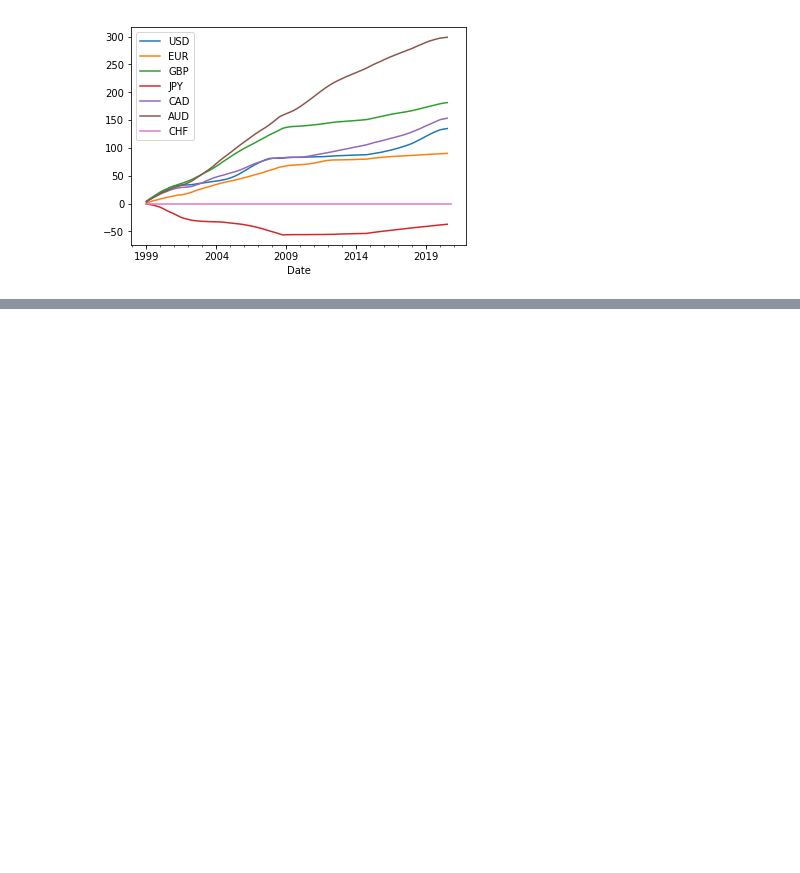
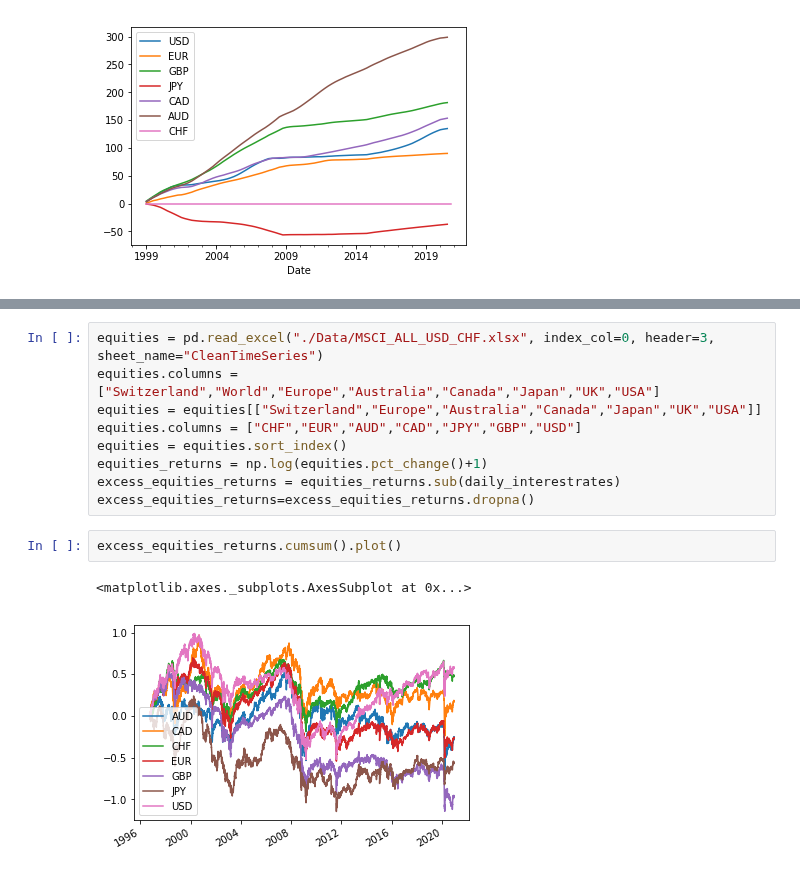
Before and after one commit to Tobias-Mann/Practicioners-Seminar-Notebook, a Jupyter notebook: Optimal Currency Hedging for International Equity Portfolios.ipynb, the cells around one changed output, grey strips where cells are left out. Saved outputs shown, nothing was run; the diff lists cells and outputs as text; blank space fills up the shorter version.

```diff
--- a/Optimal Currency Hedging for International Equity Portfolios.ipynb
+++ b/Optimal Currency Hedging for International Equity Portfolios.ipynb
@@ -127,0 +145,14 @@ ValueError: could not broadcast input array from shape (8) into shape (1,7)
+# %%
+equities = pd.read_excel("./Data/MSCI_ALL_USD_CHF.xlsx", index_col=0, header=3, sheet_name="CleanTimeSeries")
+equities.columns = ["Switzerland","World","Europe","Australia","Canada","Japan","UK","USA"]
+equities = equities[["Switzerland","Europe","Australia","Canada","Japan","UK","USA"]]
+equities.columns = ["CHF","EUR","AUD","CAD","JPY","GBP","USD"]
+equities = equities.sort_index()
+equities_returns = np.log(equities.pct_change()+1)
+excess_equities_returns = equities_returns.sub(daily_interestrates)
+excess_equities_returns=excess_equities_returns.dropna()
+# %%
+excess_equities_returns.cumsum().plot()
+# %% [output]
+<matplotlib.axes._subplots.AxesSubplot at 0x...>
+[figure, added]
```
Also changed, not shown: parts of 14 cells of this notebook.
